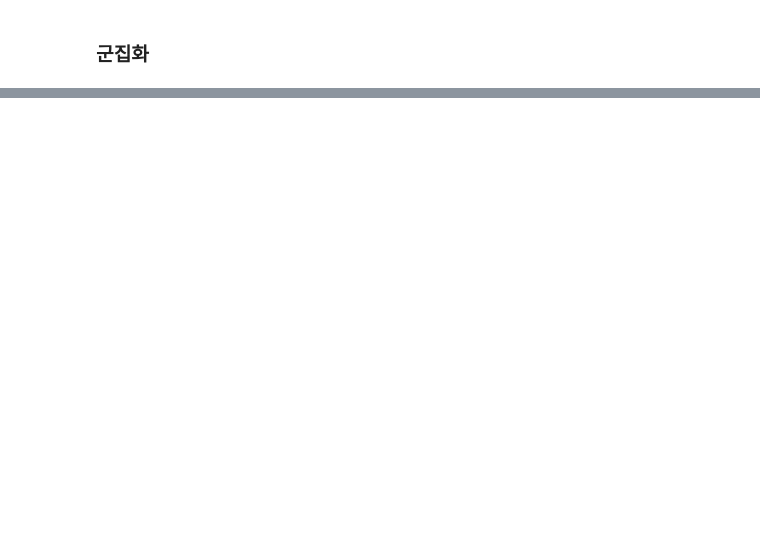
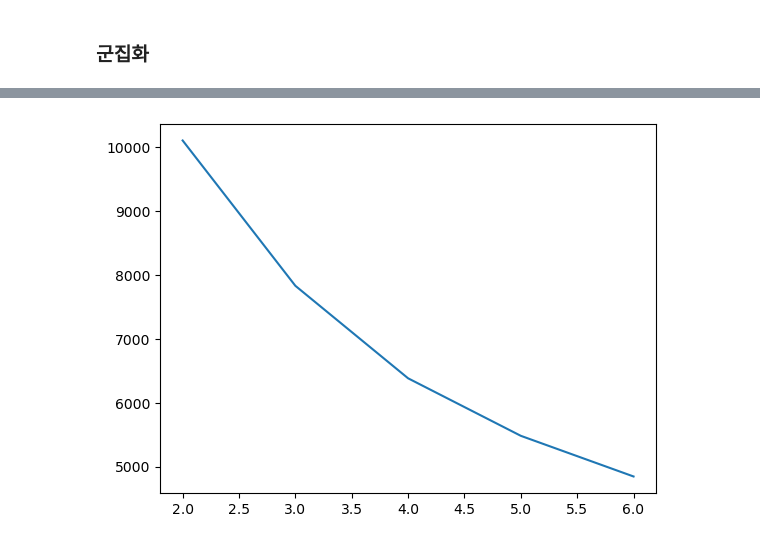
Before and after one commit to j-ai-616/05_machine_learning, a Jupyter notebook: 08_clustering/03_rfm_customer_segmentation.ipynb, the cells around one changed output, grey strips where cells are left out. Drawn from its saved outputs; the diff is of its cells as text; code cells hidden in the pictures; blank space fills up the shorter version.

```diff
--- a/08_clustering/03_rfm_customer_segmentation.ipynb
+++ b/08_clustering/03_rfm_customer_segmentation.ipynb
@@ -100,2 +319,10 @@ retail_df.describe()
 # %% [markdown]
 ### 군집화
+# %%
+from sklearn.cluster import KMeans
+
+kmeans = KMeans(n_clusters=3, random_state=42)
+labels = kmeans.fit_predict(cust_df)
+
+cust_df['cluster'] = labels
+cust_df
@@ -101,0 +344,13 @@ retail_df.describe()
+# %%
+# inertia (Elbow method)
+inertias = []
+
+for k in range(2, 7):
+    kmeans = KMeans(n_clusters=k, random_state=42)
+    labels = kmeans.fit_predict(cust_df.iloc[:, :-1])
+    inertias.append(kmeans.inertia_)
+
+plt.plot(range(2, 7), inertias)
+plt.show()
+# %% [output]
+[figure, added]
```
Also changed, not shown: parts of 19 cells of this notebook, 1 other file.
